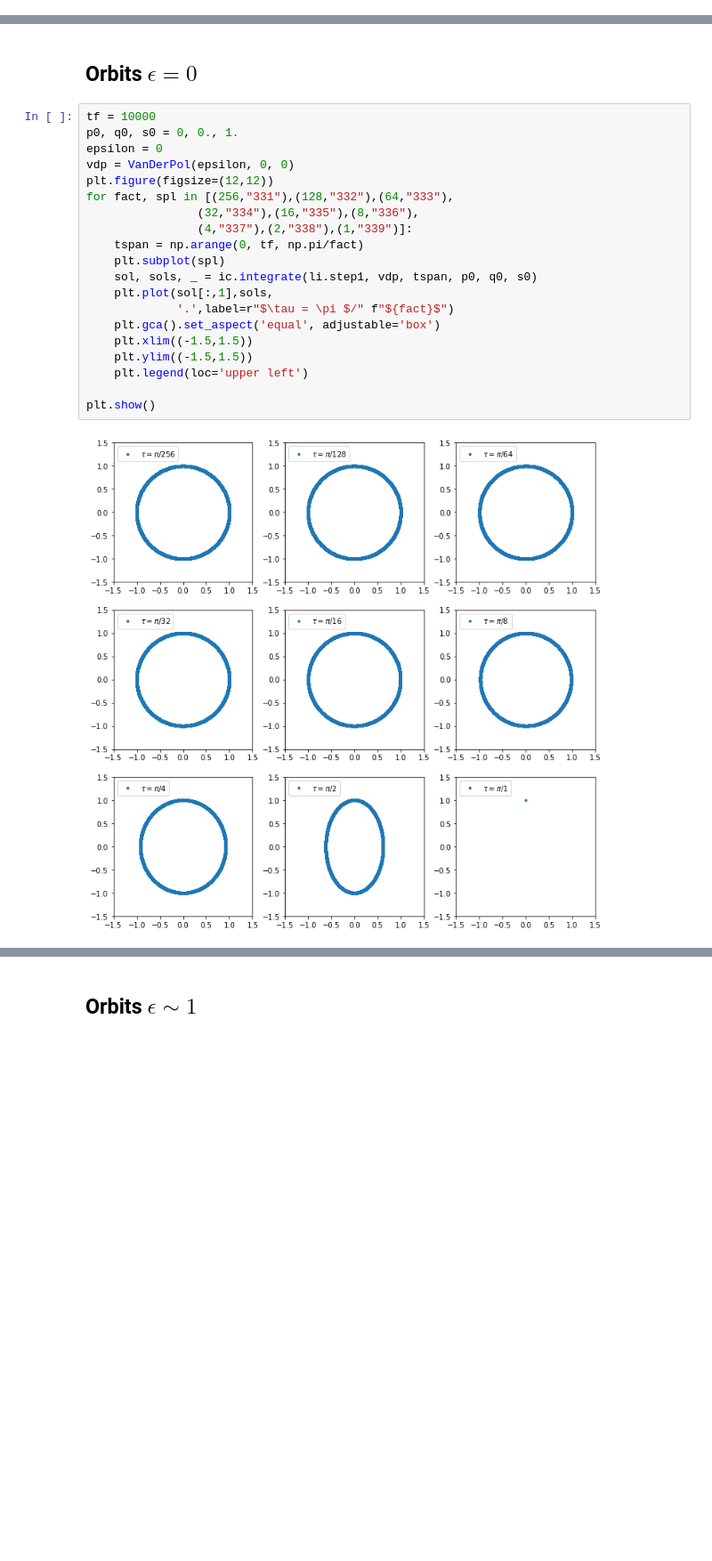
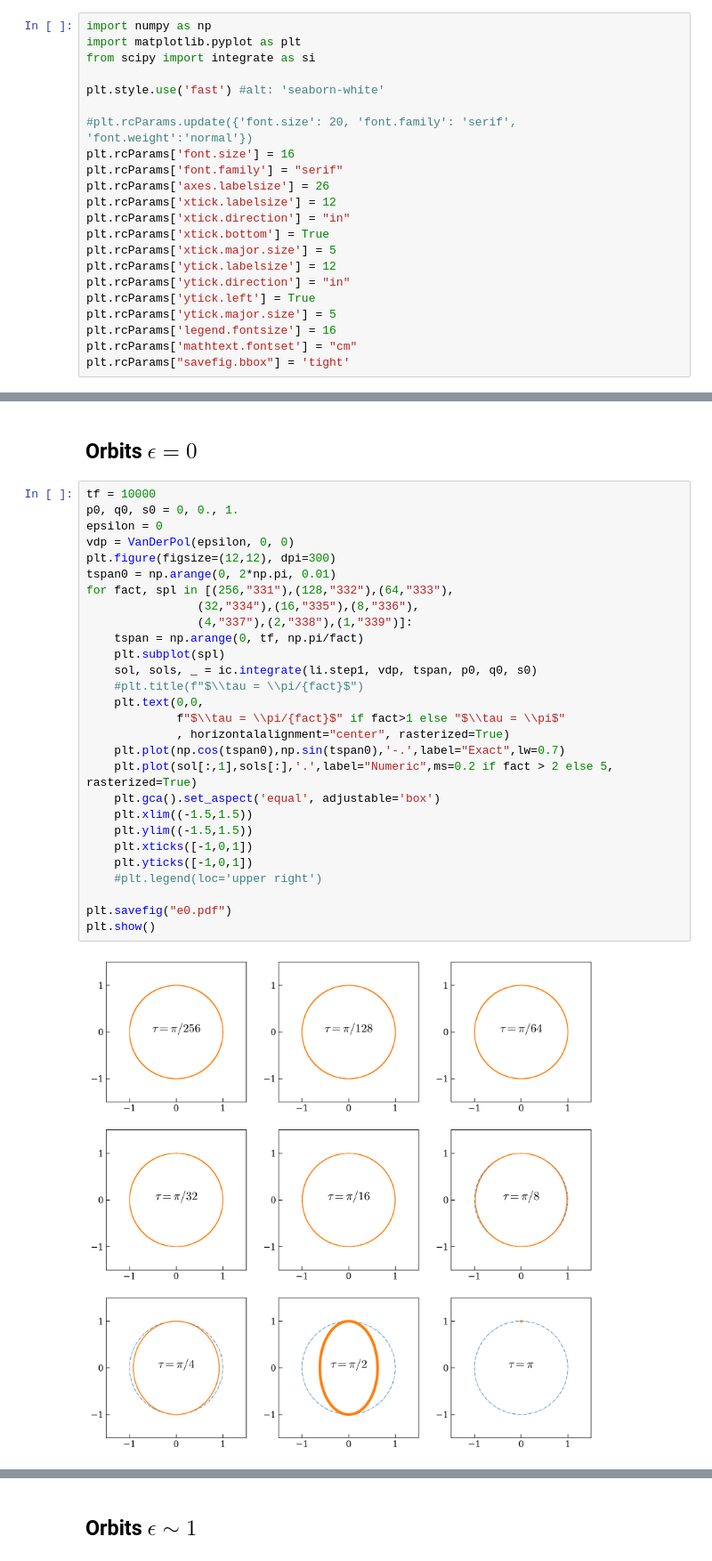
Before and after one commit to fzadra/VanDerPolContact, a Jupyter notebook: VDP-Orbits.ipynb, the cells around one changed output, grey strips where cells are left out. Shown at 89% size. Drawn from its saved outputs; the diff is of its cells as text; blank space fills up the shorter version.

```diff
--- a/VDP-Orbits.ipynb
+++ b/VDP-Orbits.ipynb
@@ -30,3 +23,25 @@ import progressbar
+# %%
+import numpy as np
+import matplotlib.pyplot as plt
+from scipy import integrate as si
+
+plt.style.use('fast') #alt: 'seaborn-white'
+
+#plt.rcParams.update({'font.size': 20, 'font.family': 'serif', 'font.weight':'normal'})
+plt.rcParams['font.size'] = 16
+plt.rcParams['font.family'] = "serif"
+plt.rcParams['axes.labelsize'] = 26
+plt.rcParams['xtick.labelsize'] = 12
+plt.rcParams['xtick.direction'] = "in"
+plt.rcParams['xtick.bottom'] = True
+plt.rcParams['xtick.major.size'] = 5
+plt.rcParams['ytick.labelsize'] = 12
+plt.rcParams['ytick.direction'] = "in"
+plt.rcParams['ytick.left'] = True
+plt.rcParams['ytick.major.size'] = 5
+plt.rcParams['legend.fontsize'] = 16
+plt.rcParams['mathtext.fontset'] = "cm"
+plt.rcParams["savefig.bbox"] = 'tight'
 # %%
 def err(x, y):
     return np.maximum.accumulate(np.abs(x-y))
@@ -35,25 +50,33 @@ def err(x, y):
 # %%
 tf = 10000
 p0, q0, s0 = 0, 0., 1.
 epsilon = 0
 vdp = VanDerPol(epsilon, 0, 0)
-plt.figure(figsize=(12,12))
+plt.figure(figsize=(12,12), dpi=300)
+tspan0 = np.arange(0, 2*np.pi, 0.01)
 for fact, spl in [(256,"331"),(128,"332"),(64,"333"),
                 (32,"334"),(16,"335"),(8,"336"),
                 (4,"337"),(2,"338"),(1,"339")]:
     tspan = np.arange(0, tf, np.pi/fact)
     plt.subplot(spl)
     sol, sols, _ = ic.integrate(li.step1, vdp, tspan, p0, q0, s0)
-    plt.plot(sol[:,1],sols,
-             '.',label=r"$\tau = \pi $/" f"${fact}$")
+    #plt.title(f"$\\tau = \\pi/{fact}$")
+    plt.text(0,0,
+             f"$\\tau = \\pi/{fact}$" if fact>1 else "$\\tau = \\pi$"
+             , horizontalalignment="center", rasterized=True)
+    plt.plot(np.cos(tspan0),np.sin(tspan0),'-.',label="Exact",lw=0.7)
+    plt.plot(sol[:,1],sols[:],'.',label="Numeric",ms=0.2 if fact > 2 else 5, rasterized=True)
     plt.gca().set_aspect('equal', adjustable='box')
     plt.xlim((-1.5,1.5))
     plt.ylim((-1.5,1.5))
-    plt.legend(loc='upper left')
+    plt.xticks([-1,0,1])
+    plt.yticks([-1,0,1])
+    #plt.legend(loc='upper right')
 
+plt.savefig("e0.pdf")
 plt.show()
 # %% [output]
-[figure, old version]
+[figure, new version]
 # %%
 tf = 1000
 p0, q0, s0 = 0, 0., 1.
```
Also changed, not shown: parts of 11 cells of this notebook, 5 other files.
